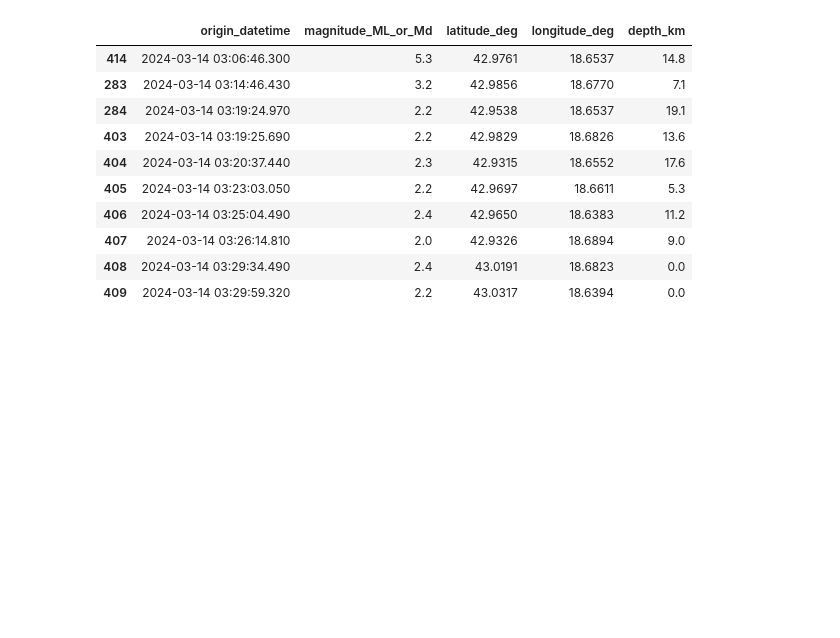
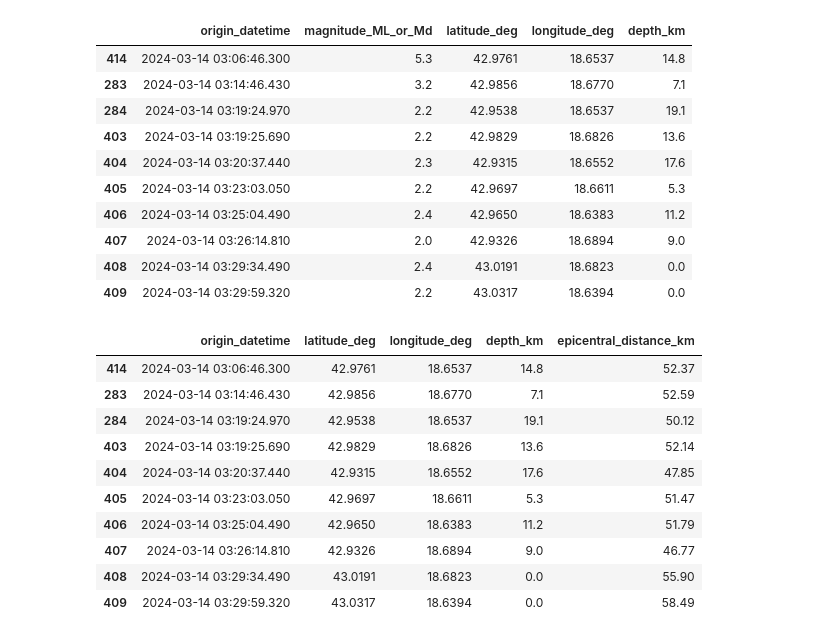
Before and after one commit to milena-seismo/DSB_capstone, a Jupyter notebook: DSB_Capstone_Milena.ipynb, the cells around one changed output. Drawn from its saved outputs; the diff is of its cells as text; code cells hidden in the pictures; blank space fills up the shorter version.

```diff
--- a/DSB_Capstone_Milena.ipynb
+++ b/DSB_Capstone_Milena.ipynb
@@ -1403,3 +1403,30 @@ Catalogue earthquakes: 10
 | 407 | 2024-03-14 03:26:14.810 | 2.0 | 42.9326 | 18.6894 | 9.0 |
 | 408 | 2024-03-14 03:29:34.490 | 2.4 | 43.0191 | 18.6823 | 0.0 |
 | 409 | 2024-03-14 03:29:59.320 | 2.2 | 43.0317 | 18.6394 | 0.0 |
+# %%
+from obspy.geodetics import gps2dist_azimuth
+
+ceme_latitude, ceme_longitude = 42.5467, 18.9177
+
+ceme_catalog = catalog_30min[
+    ["origin_datetime", "latitude_deg", "longitude_deg", "depth_km"]
+].copy()
+
+ceme_catalog["epicentral_distance_km"] = [
+    gps2dist_azimuth(lat, lon, ceme_latitude, ceme_longitude)[0] / 1000
+    for lat, lon in zip(ceme_catalog["latitude_deg"], ceme_catalog["longitude_deg"])
+]
+
+display(ceme_catalog.round({"epicentral_distance_km": 2}))
+# %% [output]
+|  | origin_datetime | latitude_deg | longitude_deg | depth_km | epicentral_distance_km |
+| 414 | 2024-03-14 03:06:46.300 | 42.9761 | 18.6537 | 14.8 | 52.37 |
+| 283 | 2024-03-14 03:14:46.430 | 42.9856 | 18.6770 | 7.1 | 52.59 |
+| 284 | 2024-03-14 03:19:24.970 | 42.9538 | 18.6537 | 19.1 | 50.12 |
+| 403 | 2024-03-14 03:19:25.690 | 42.9829 | 18.6826 | 13.6 | 52.14 |
+| 404 | 2024-03-14 03:20:37.440 | 42.9315 | 18.6552 | 17.6 | 47.85 |
+| 405 | 2024-03-14 03:23:03.050 | 42.9697 | 18.6611 | 5.3 | 51.47 |
+| 406 | 2024-03-14 03:25:04.490 | 42.9650 | 18.6383 | 11.2 | 51.79 |
+| 407 | 2024-03-14 03:26:14.810 | 42.9326 | 18.6894 | 9.0 | 46.77 |
+| 408 | 2024-03-14 03:29:34.490 | 43.0191 | 18.6823 | 0.0 | 55.90 |
+| 409 | 2024-03-14 03:29:59.320 | 43.0317 | 18.6394 | 0.0 | 58.49 |
```
Also changed, not shown: parts of 2 cells of this notebook.
